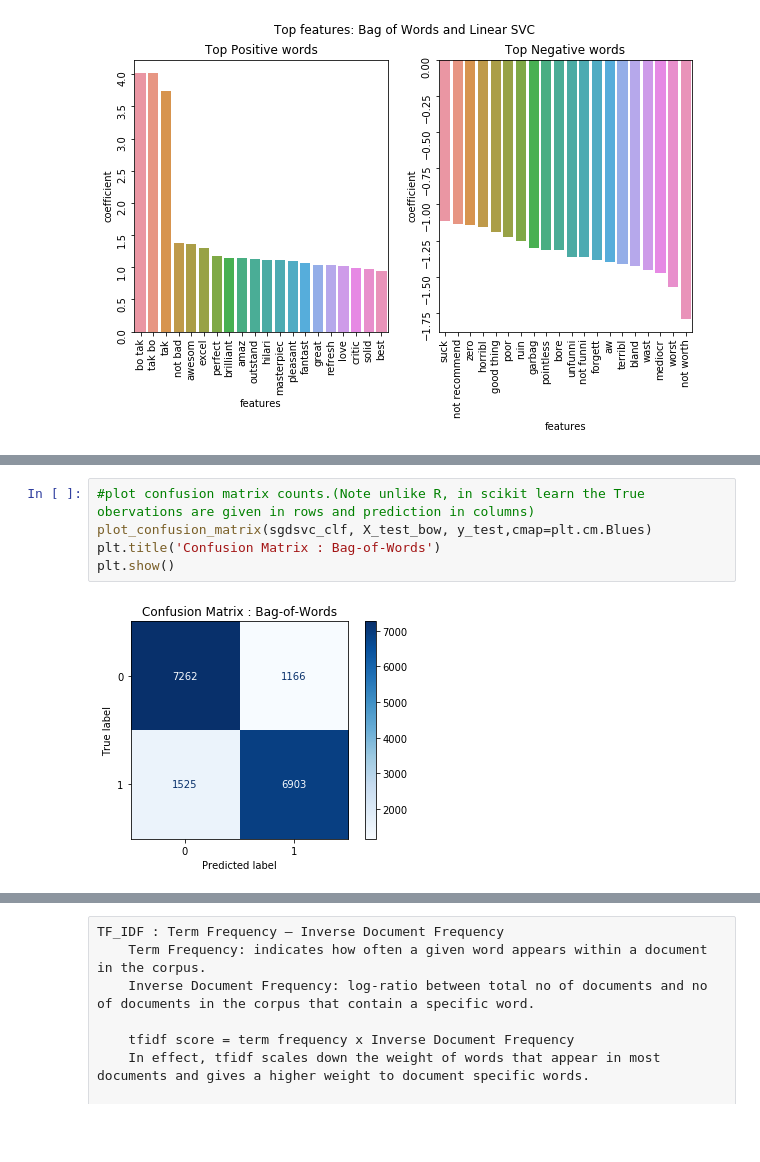
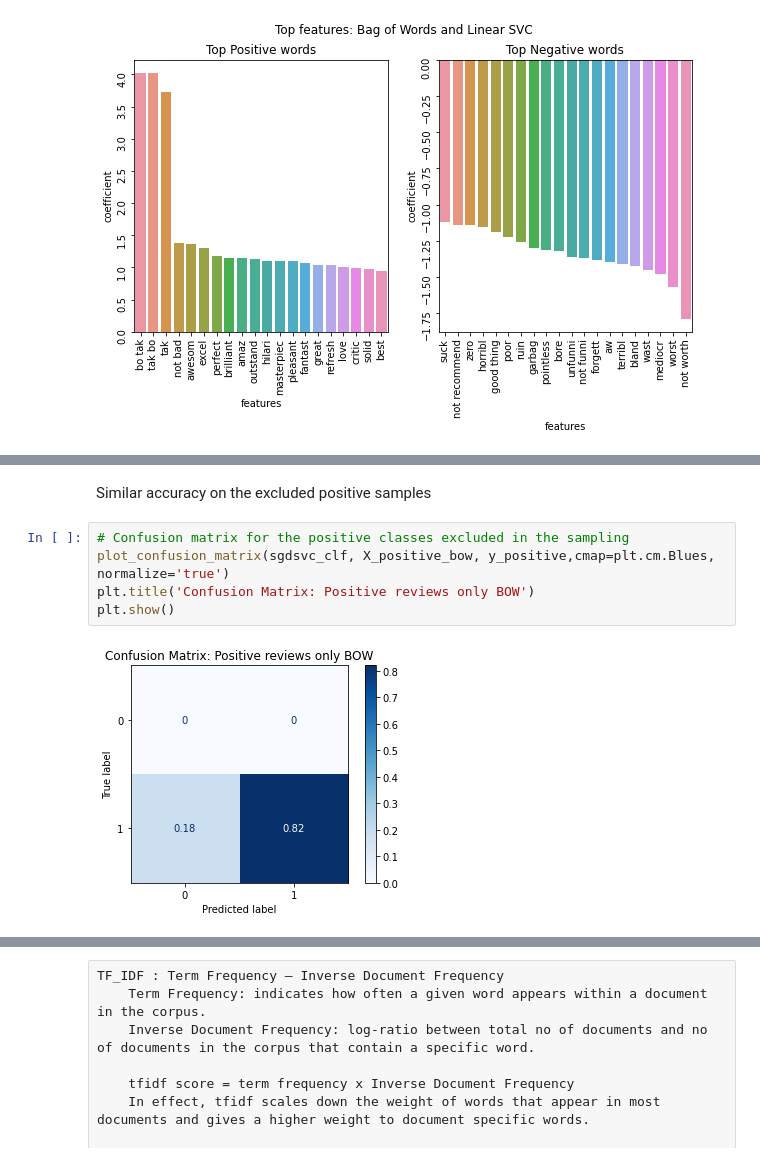
Before and after one commit to judebrhanavan/DMML1, a Jupyter notebook: Project-RottenTomatoes.ipynb, the cells around one changed output, grey strips where cells are left out. Cells and saved outputs as stored; diff of their text form; blank space fills up the shorter version.

```diff
--- a/Project-RottenTomatoes.ipynb
+++ b/Project-RottenTomatoes.ipynb
@@ -526,7 +567,9 @@ plt.show()
+# %% [markdown]
+Similar accuracy on the excluded positive samples
 # %%
-#plot confusion matrix counts.(Note unlike R, in scikit learn the True obervations are given in rows and prediction in columns)
-plot_confusion_matrix(sgdsvc_clf, X_test_bow, y_test,cmap=plt.cm.Blues)
-plt.title('Confusion Matrix : Bag-of-Words')
+# Confusion matrix for the positive classes excluded in the sampling
+plot_confusion_matrix(sgdsvc_clf, X_positive_bow, y_positive,cmap=plt.cm.Blues, normalize='true')
+plt.title('Confusion Matrix: Positive reviews only BOW')
 plt.show()
 # %% [output]
-[figure, old version]
+[figure, new version]
```
Also changed, not shown: parts of 160 cells of this notebook, 7 other files.
